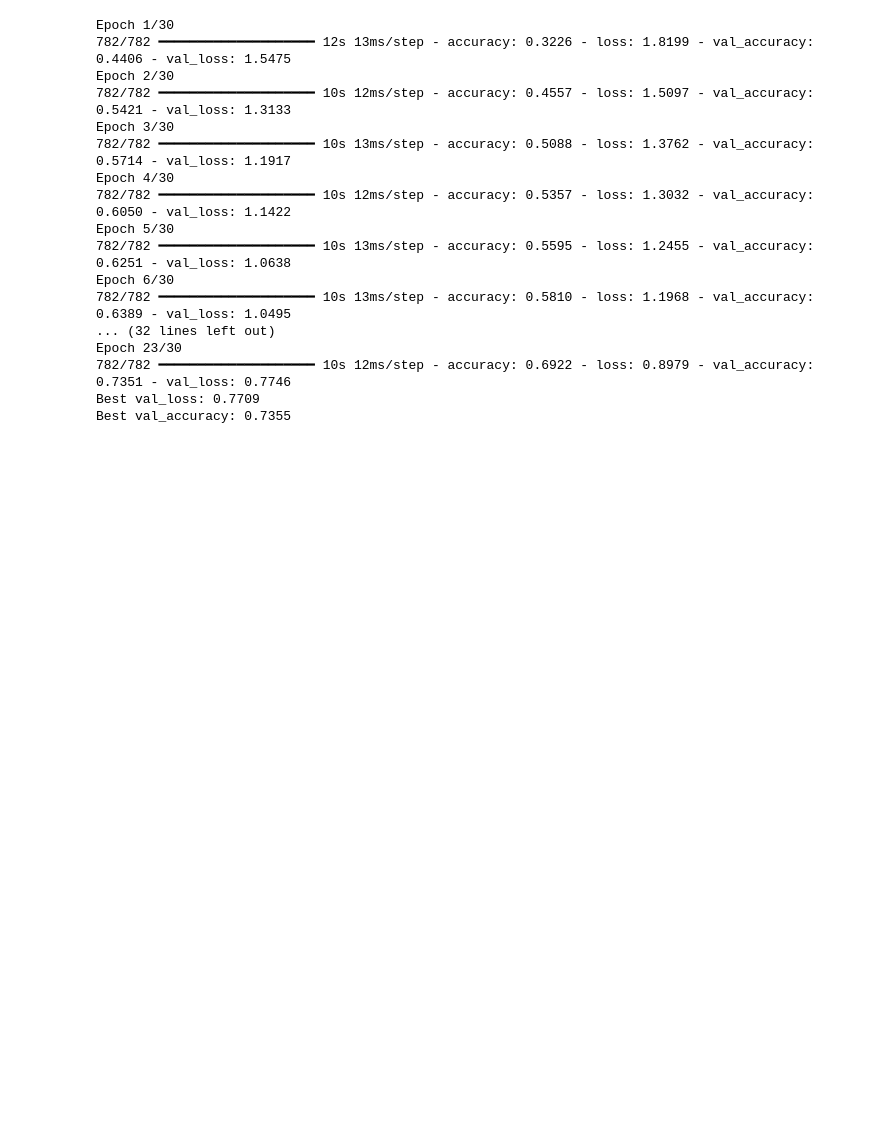
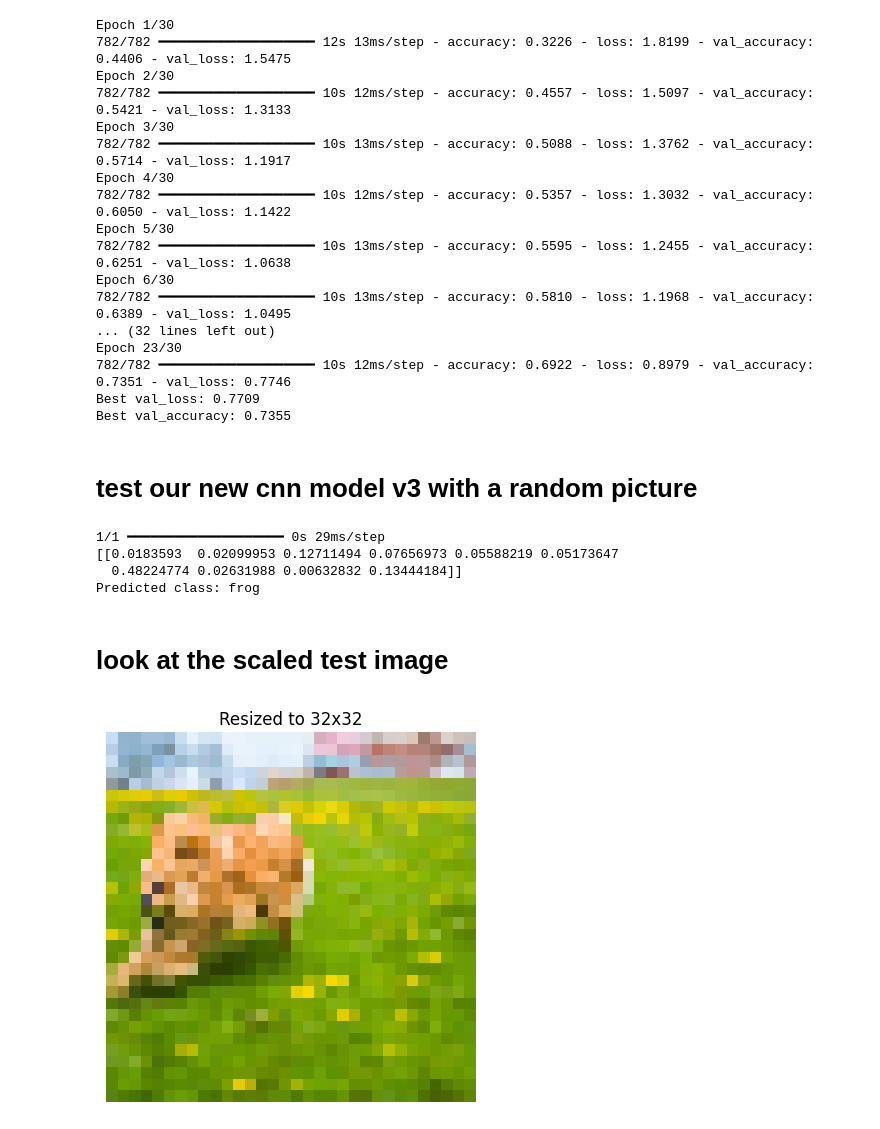
Before and after one commit to EdwardCKB/daily-ds, a Jupyter notebook: ComputerVision/cv_cifar10.ipynb, the cells around one changed output. Saved outputs shown, nothing was run; the diff lists cells and outputs as text; code cells hidden in the pictures; blank space fills up the shorter version.

Commit message:
test my cnn model on a new scaled picture

```diff
--- a/ComputerVision/cv_cifar10.ipynb
+++ b/ComputerVision/cv_cifar10.ipynb
@@ -235,3 +235,37 @@ Epoch 23/30
 782/782 ━━━━━━━━━━━━━━━━━━━━ 10s 12ms/step - accuracy: 0.6922 - loss: 0.8979 - val_accuracy: 0.7351 - val_loss: 0.7746
 Best val_loss: 0.7709
 Best val_accuracy: 0.7355
+# %% [markdown]
+# test our new cnn model v3 with a random picture
+# %%
+from tensorflow.keras.preprocessing import image
+import numpy as np
+
+img = image.load_img('test_dog.jpg', target_size=(32, 32))
+img_array = image.img_to_array(img)
+img_array = img_array / 255.0
+img_array = np.expand_dims(img_array, axis=0)
+
+prediction = cifar_model_v3.predict(img_array)
+predicted_class_index = np.argmax(prediction)
+
+class_names = ['airplane', 'automobile', 'bird', 'cat', 'deer',
+               'dog', 'frog', 'horse', 'ship', 'truck']
+print(prediction)  # the full array of 10 probabilities
+print(f"Predicted class: {class_names[predicted_class_index]}")
+
+#output is wrong HAHA should be a dog not a frog
+# %% [output]
+1/1 ━━━━━━━━━━━━━━━━━━━━ 0s 29ms/step
+[[0.0183593  0.02099953 0.12711494 0.07656973 0.05588219 0.05173647
+  0.48224774 0.02631988 0.00632832 0.13444184]]
+Predicted class: frog
+# %% [markdown]
+# look at the scaled test image
+# %%
+plt.imshow(img)
+plt.title("Resized to 32x32")
+plt.axis('off')
+plt.show()
+# %% [output]
+[figure, added]
```
Also changed, not shown: 1 other file.
